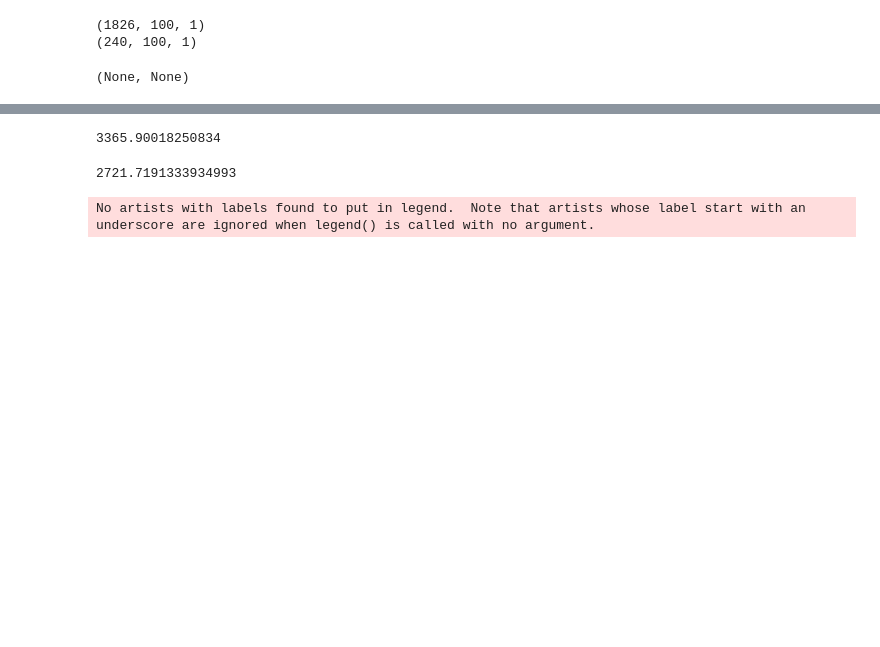
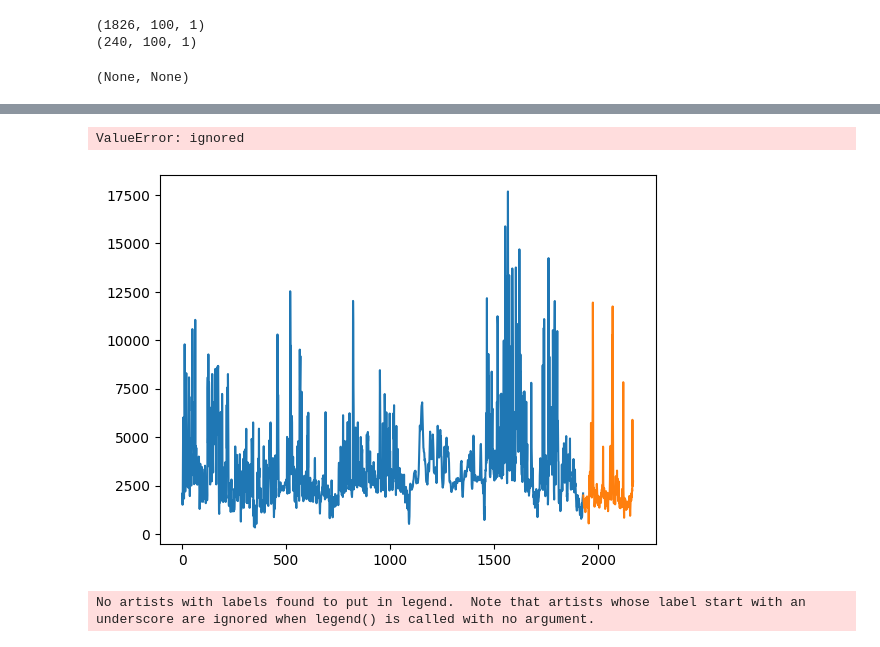
Before and after one commit to mohammadsanaee/LSTM_spot_price, a Jupyter notebook: LSTM.ipynb, the cells around one changed output, grey strips where cells are left out. Cells and saved outputs as stored; diff of their text form; code cells hidden in the pictures; blank space fills up the shorter version.

```diff
--- a/LSTM.ipynb
+++ b/LSTM.ipynb
@@ -176,14 +188,22 @@ test_predict=scaler.inverse_transform(test_predict)
-# %%
-import math
-from sklearn.metrics import mean_squared_error,mean_absolute_error
-# math.sqrt(mean_squared_error(y_train,train_predict))
-(mean_absolute_error(y_train,train_predict))
-# %% [output]
-3365.90018250834
-# %%
-math.sqrt(mean_squared_error(ytest,test_predict))
-# %% [output]
-2721.7191333934993
+# %%
+import matplotlib.pyplot as plt
+
+# Plotting train data
+plt.plot(scaler.inverse_transform(train_data), label='Train Data')
+
+# Plotting test data
+test_start_index = training_size
+test_end_index = test_start_index + len(ytest)
+test_indices = range(test_start_index, test_end_index)
+test_data_unscaled = scaler.inverse_transform(test_data[:len(ytest)])
+plt.plot(test_indices, test_data_unscaled, label='Test Data')
+plt.xlabel('Time')
+plt.ylabel('Price')
+plt.legend()
+plt.show()
+# %% [output]
+ValueError: ignored
+[figure, added]
 # %%
 ### Plotting
 # shift train predictions for plotting
```
Also changed, not shown: parts of 22 cells of this notebook.
